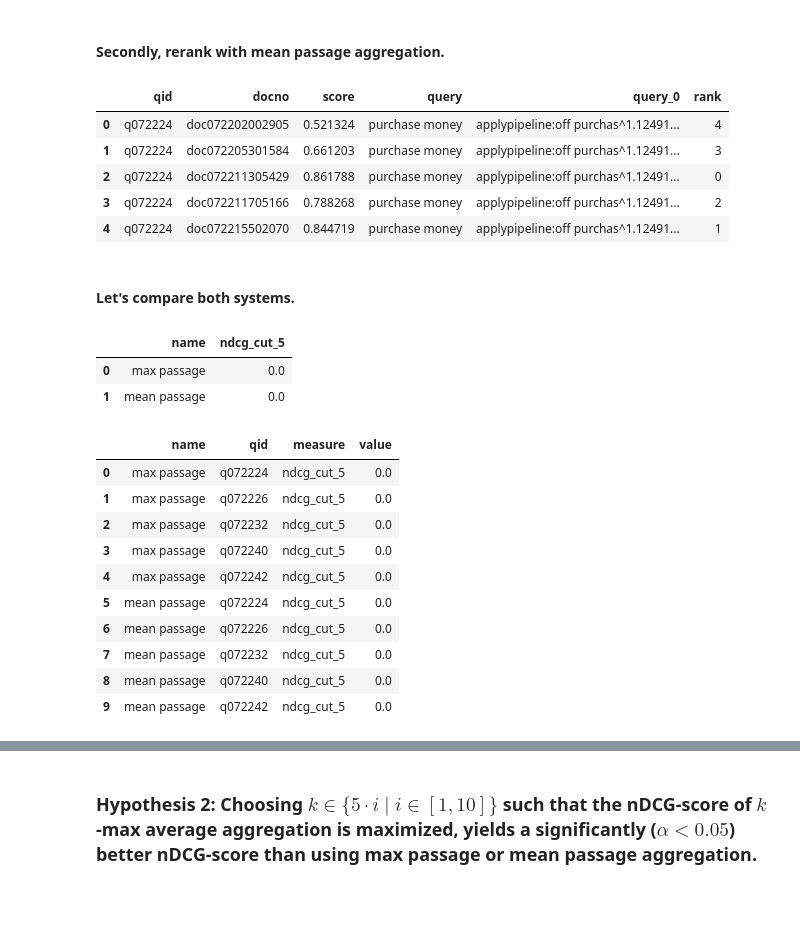
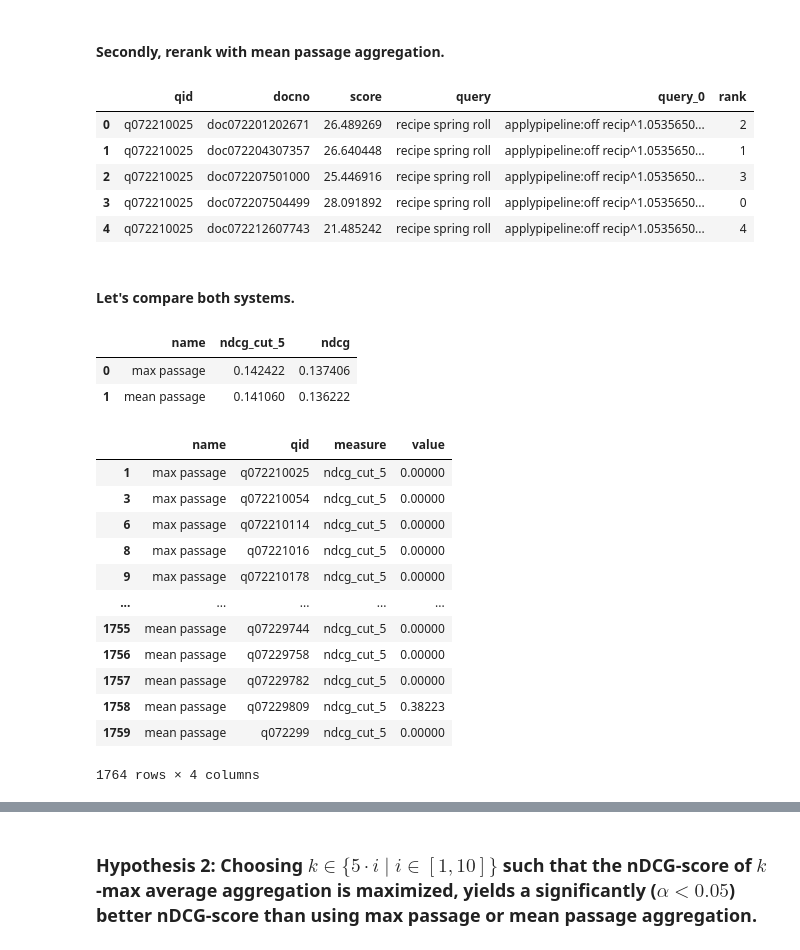
Before and after one commit to tira-io/ir-lab-jena-leipzig-wise-2023-galapagos-tortoise, a Jupyter notebook: jupyter-notebook-submissions/final_milestone/pyterrier-notebook.ipynb, the cells around one changed output, grey strips where cells are left out. Cells and saved outputs as stored; diff of their text form; code cells hidden in the pictures; blank space fills up the shorter version.

Commit message:
use whole dataset, significance test added

```diff
--- a/jupyter-notebook-submissions/final_milestone/pyterrier-notebook.ipynb
+++ b/jupyter-notebook-submissions/final_milestone/pyterrier-notebook.ipynb
@@ -53,7 +59,8 @@ No etc/terrier.properties, using terrier.default.properties for bootstrap config
 # %%
 dataset = pt.get_dataset('irds:ir-lab-jena-leipzig-wise-2023/validation-20231104-training')
 qrels = dataset.get_qrels()
-topics = dataset.get_topics(variant="title")[:5]
+#for debugging: use only top 5
+topics = dataset.get_topics(variant="title")#[:5]
 
 from pathlib import Path
 index_loc = "./index"
@@ -183,25 +190,25 @@ bm25_bo1_pl2_mean = bm25_bo1_pl2_mono_cached  >> pt.text.mean_passage()
 bm25_bo1_pl2_mean.transform(topics).head()
 # %% [output]
 |  | qid | docno | score | query | query_0 | rank |
-| 0 | q072224 | doc072202002905 | 0.521324 | purchase money | applypipeline:off purchas^1.12491... | 4 |
-| 1 | q072224 | doc072205301584 | 0.661203 | purchase money | applypipeline:off purchas^1.12491... | 3 |
-| 2 | q072224 | doc072211305429 | 0.861788 | purchase money | applypipeline:off purchas^1.12491... | 0 |
-| 3 | q072224 | doc072211705166 | 0.788268 | purchase money | applypipeline:off purchas^1.12491... | 2 |
-| 4 | q072224 | doc072215502070 | 0.844719 | purchase money | applypipeline:off purchas^1.12491... | 1 |
+| 0 | q072210025 | doc072201202671 | 26.489269 | recipe spring roll | applypipeline:off recip^1.0535650... | 2 |
+| 1 | q072210025 | doc072204307357 | 26.640448 | recipe spring roll | applypipeline:off recip^1.0535650... | 1 |
+| 2 | q072210025 | doc072207501000 | 25.446916 | recipe spring roll | applypipeline:off recip^1.0535650... | 3 |
+| 3 | q072210025 | doc072207504499 | 28.091892 | recipe spring roll | applypipeline:off recip^1.0535650... | 0 |
+| 4 | q072210025 | doc072212607743 | 21.485242 | recipe spring roll | applypipeline:off recip^1.0535650... | 4 |
 # %% [markdown]
 #### Let's compare both systems.
 # %%
 pt.Experiment(
     [bm25_bo1_pl2_max, bm25_bo1_pl2_mean],
     topics,
     qrels,
-    eval_metrics=["ndcg_cut_5"],
+    eval_metrics=["ndcg_cut_5", "ndcg"],
     names=["max passage", "mean passage"],
 )
 # %% [output]
-|  | name | ndcg_cut_5 |
-| 0 | max passage | 0.0 |
-| 1 | mean passage | 0.0 |
+|  | name | ndcg_cut_5 | ndcg |
+| 0 | max passage | 0.142422 | 0.137406 |
+| 1 | mean passage | 0.141060 | 0.136222 |
 # %%
 metrics_per_query = pt.Experiment(
     [bm25_bo1_pl2_max, bm25_bo1_pl2_mean],
@@ -214,13 +221,15 @@ metrics_per_query = pt.Experiment(
 metrics_per_query
 # %% [output]
 |  | name | qid | measure | value |
-| 0 | max passage | q072224 | ndcg_cut_5 | 0.0 |
-| 1 | max passage | q072226 | ndcg_cut_5 | 0.0 |
-| 2 | max passage | q072232 | ndcg_cut_5 | 0.0 |
-| 3 | max passage | q072240 | ndcg_cut_5 | 0.0 |
-| 4 | max passage | q072242 | ndcg_cut_5 | 0.0 |
-| 5 | mean passage | q072224 | ndcg_cut_5 | 0.0 |
-| 6 | mean passage | q072226 | ndcg_cut_5 | 0.0 |
-| 7 | mean passage | q072232 | ndcg_cut_5 | 0.0 |
-| 8 | mean passage | q072240 | ndcg_cut_5 | 0.0 |
-| 9 | mean passage | q072242 | ndcg_cut_5 | 0.0 |
+| 1 | max passage | q072210025 | ndcg_cut_5 | 0.00000 |
+| 3 | max passage | q072210054 | ndcg_cut_5 | 0.00000 |
+| 6 | max passage | q072210114 | ndcg_cut_5 | 0.00000 |
+| 8 | max passage | q07221016 | ndcg_cut_5 | 0.00000 |
+| 9 | max passage | q072210178 | ndcg_cut_5 | 0.00000 |
+| ... | ... | ... | ... | ... |
+| 1755 | mean passage | q07229744 | ndcg_cut_5 | 0.00000 |
+| 1756 | mean passage | q07229758 | ndcg_cut_5 | 0.00000 |
+| 1757 | mean passage | q07229782 | ndcg_cut_5 | 0.00000 |
+| 1758 | mean passage | q07229809 | ndcg_cut_5 | 0.38223 |
+| 1759 | mean passage | q072299 | ndcg_cut_5 | 0.00000 |
+1764 rows × 4 columns
```
Also changed, not shown: parts of 6 cells of this notebook.
